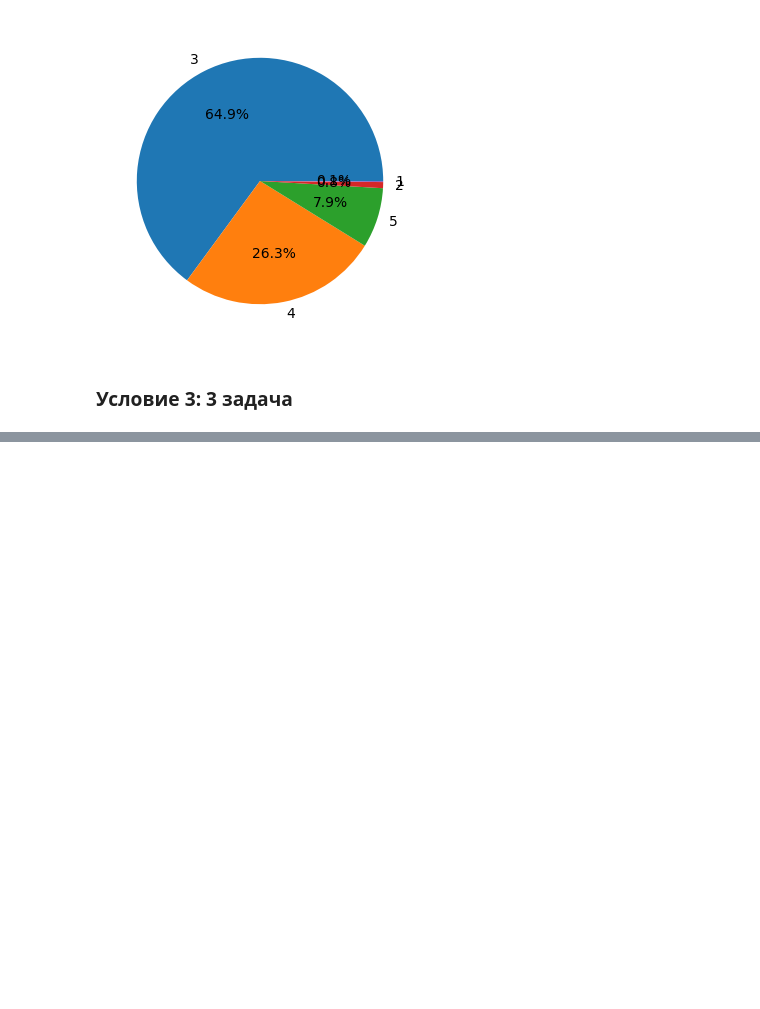
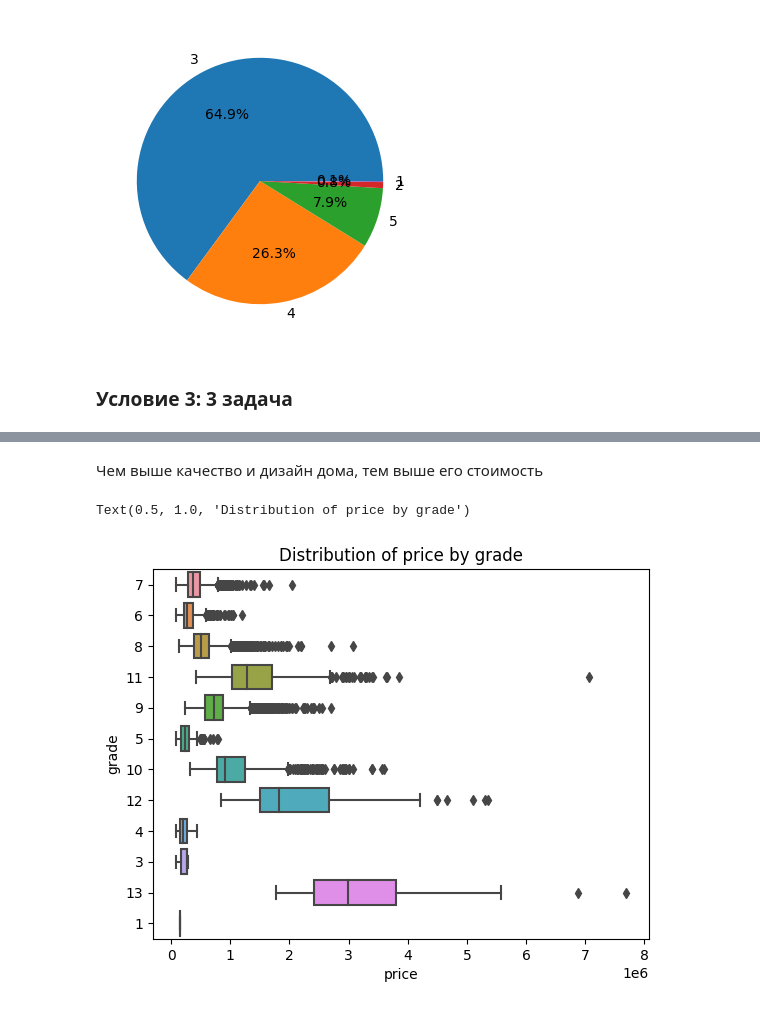
Before and after one commit to Denis120179/PFA_DZ_4, a Jupyter notebook: dz_4.ipynb, the cells around one changed output, grey strips where cells are left out. Cells and saved outputs as stored; diff of their text form; code cells hidden in the pictures; blank space fills up the shorter version.

```diff
--- a/dz_4.ipynb
+++ b/dz_4.ipynb
@@ -114,0 +159,10 @@ plt.pie(data, autopct='%1.1f%%', labels=data.index)
+# %% [markdown]
+Чем выше качество и дизайн дома, тем выше его стоимость
+# %%
+sns.boxplot(x=df['price'], y=df['grade'].astype('str'), whis=1.5);
+plt.xlabel('price')
+plt.ylabel('grade')
+plt.title('Distribution of price by grade')
+# %% [output]
+Text(0.5, 1.0, 'Distribution of price by grade')
+[figure, added]
```
Also changed, not shown: parts of 12 cells of this notebook.
